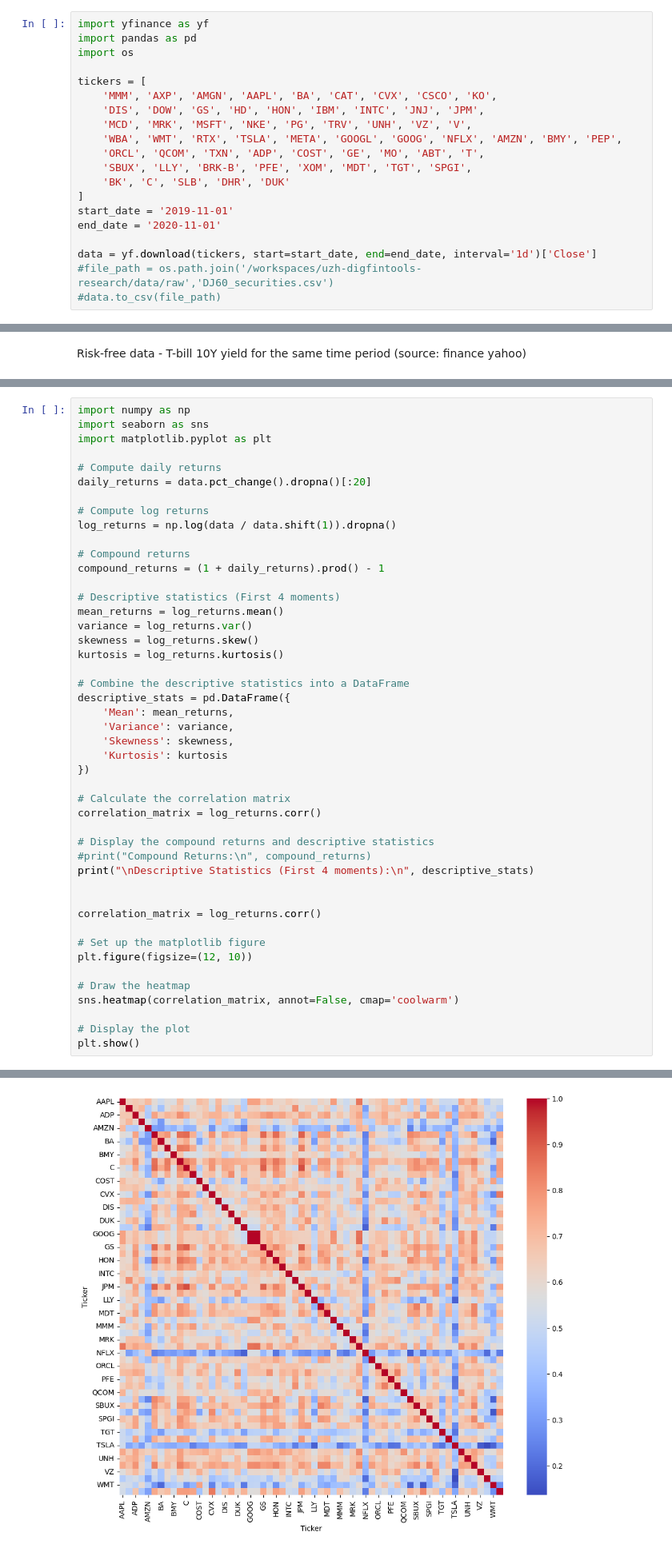
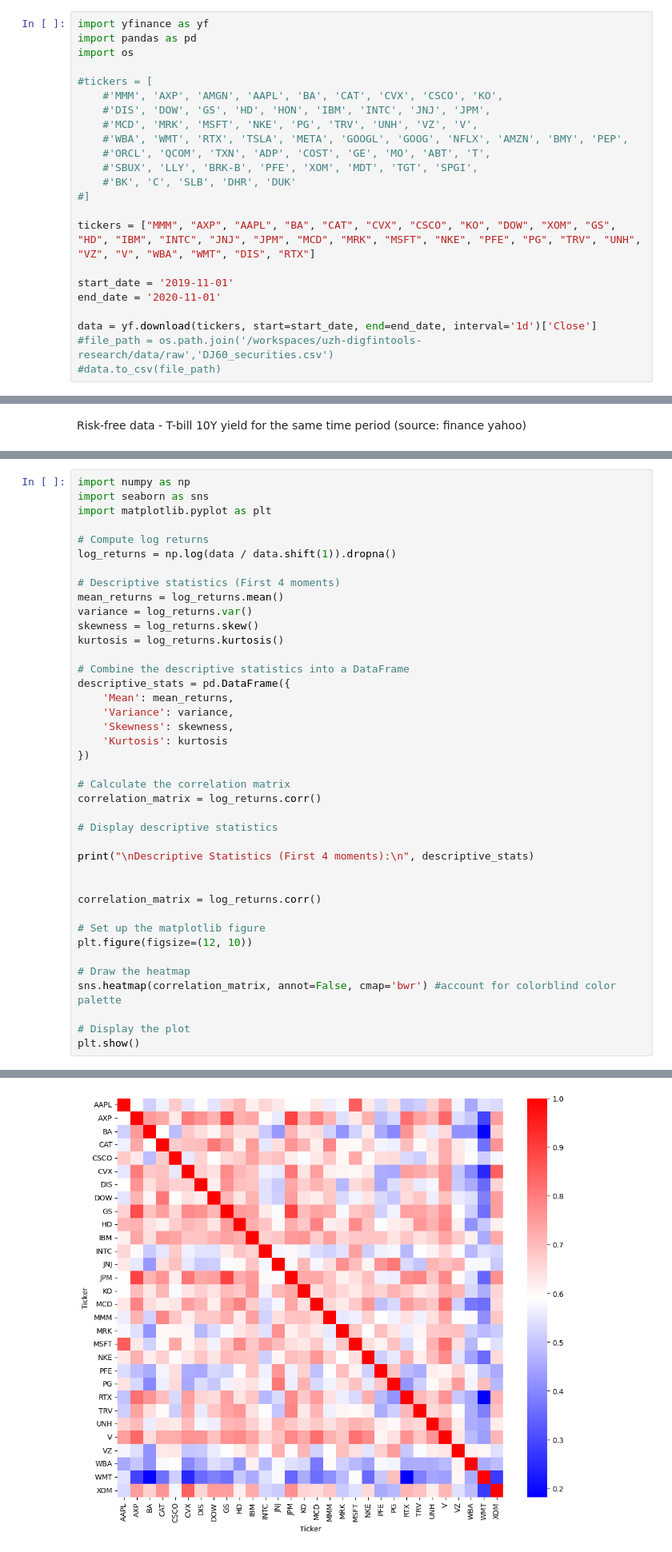
Before and after one commit to azizbekasadov/uzh-digfintools-research, a Jupyter notebook: src/main.ipynb, the cells around one changed output, grey strips where cells are left out. Shown at 80% size. Saved outputs shown, nothing was run; the diff lists cells and outputs as text.

```diff
--- a/src/main.ipynb
+++ b/src/main.ipynb
@@ -27,15 +27,18 @@ import yfinance as yf
 import pandas as pd
 import os
 
-tickers = [
-    'MMM', 'AXP', 'AMGN', 'AAPL', 'BA', 'CAT', 'CVX', 'CSCO', 'KO',
-    'DIS', 'DOW', 'GS', 'HD', 'HON', 'IBM', 'INTC', 'JNJ', 'JPM',
-    'MCD', 'MRK', 'MSFT', 'NKE', 'PG', 'TRV', 'UNH', 'VZ', 'V',
-    'WBA', 'WMT', 'RTX', 'TSLA', 'META', 'GOOGL', 'GOOG', 'NFLX', 'AMZN', 'BMY', 'PEP',
-    'ORCL', 'QCOM', 'TXN', 'ADP', 'COST', 'GE', 'MO', 'ABT', 'T',
-    'SBUX', 'LLY', 'BRK-B', 'PFE', 'XOM', 'MDT', 'TGT', 'SPGI',
-    'BK', 'C', 'SLB', 'DHR', 'DUK'
-]
+#tickers = [
+    #'MMM', 'AXP', 'AMGN', 'AAPL', 'BA', 'CAT', 'CVX', 'CSCO', 'KO',
+    #'DIS', 'DOW', 'GS', 'HD', 'HON', 'IBM', 'INTC', 'JNJ', 'JPM',
+    #'MCD', 'MRK', 'MSFT', 'NKE', 'PG', 'TRV', 'UNH', 'VZ', 'V',
+    #'WBA', 'WMT', 'RTX', 'TSLA', 'META', 'GOOGL', 'GOOG', 'NFLX', 'AMZN', 'BMY', 'PEP',
+    #'ORCL', 'QCOM', 'TXN', 'ADP', 'COST', 'GE', 'MO', 'ABT', 'T',
+    #'SBUX', 'LLY', 'BRK-B', 'PFE', 'XOM', 'MDT', 'TGT', 'SPGI',
+    #'BK', 'C', 'SLB', 'DHR', 'DUK'
+#]
+
+tickers = ["MMM", "AXP", "AAPL", "BA", "CAT", "CVX", "CSCO", "KO", "DOW", "XOM", "GS", "HD", "IBM", "INTC", "JNJ", "JPM", "MCD", "MRK", "MSFT", "NKE", "PFE", "PG", "TRV", "UNH", "VZ", "V", "WBA", "WMT", "DIS", "RTX"]
+
 start_date = '2019-11-01'
 end_date = '2020-11-01'
 
@@ -89,14 +91,8 @@ import numpy as np
 import seaborn as sns
 import matplotlib.pyplot as plt
 
-# Compute daily returns
-daily_returns = data.pct_change().dropna()[:20]
-
 # Compute log returns
 log_returns = np.log(data / data.shift(1)).dropna()
-
-# Compound returns
-compound_returns = (1 + daily_returns).prod() - 1
 
 # Descriptive statistics (First 4 moments)
 mean_returns = log_returns.mean()
@@ -115,8 +111,8 @@ descriptive_stats = pd.DataFrame({
 # Calculate the correlation matrix
 correlation_matrix = log_returns.corr()
 
-# Display the compound returns and descriptive statistics
-#print("Compound Returns:\n", compound_returns)
+# Display descriptive statistics
+
 print("\nDescriptive Statistics (First 4 moments):\n", descriptive_stats)
 
 
@@ -126,7 +122,7 @@ correlation_matrix = log_returns.corr()
 plt.figure(figsize=(12, 10))
 
 # Draw the heatmap
-sns.heatmap(correlation_matrix, annot=False, cmap='coolwarm')
+sns.heatmap(correlation_matrix, annot=False, cmap='bwr') #account for colorblind color palette
 
 # Display the plot
 plt.show()
@@ -147,5 +143,5 @@ BMY     0.000089  0.000321 -0.515083   3.668508
 VZ     -0.000230  0.000237  0.503222   5.751481
 WBA    -0.002080  0.000807 -0.010407   3.312704
 WMT     0.000658  0.000380  0.954093   9.238985
 XOM    -0.003019  0.000966 -0.212671   3.271466
-[figure, old version]
+[figure, new version]
```
Also changed, not shown: parts of 5 cells of this notebook.
